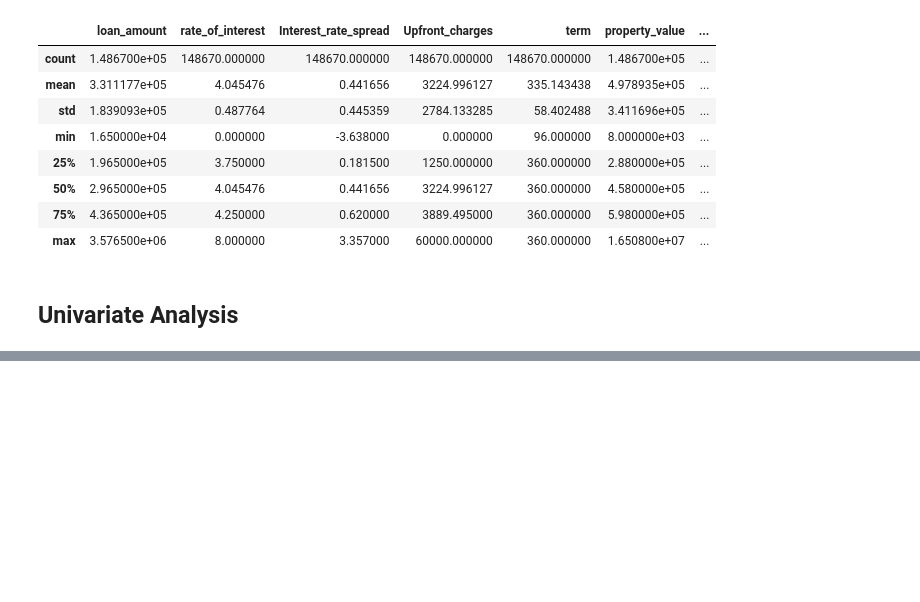
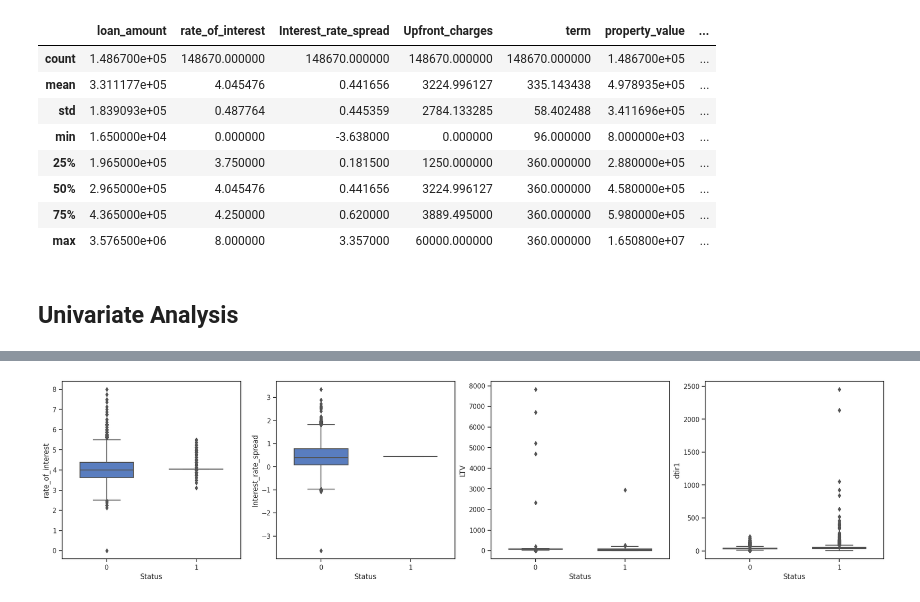
Before and after one commit to Hoale2908/Data_Preprocessing_for_Mortgage_Loan_Default_Prediction, a Jupyter notebook: model.ipynb, the cells around one changed output, grey strips where cells are left out. Cells and saved outputs as stored; diff of their text form; code cells hidden in the pictures; blank space fills up the shorter version.

```diff
--- a/model.ipynb
+++ b/model.ipynb
@@ -194,0 +213,8 @@ for col in inputs:
+# %%
+f3 = plt.figure(figsize=(25,25))
+for col in input_3:
+    i = input_3.index(col) + 1
+    ax = f3.add_subplot(4,4,i)
+    g3 = sns.boxplot(loan, y=col, x='Status', width=.6)
+# %% [output]
+[figure, added]
```
Also changed, not shown: parts of 5 cells of this notebook.
